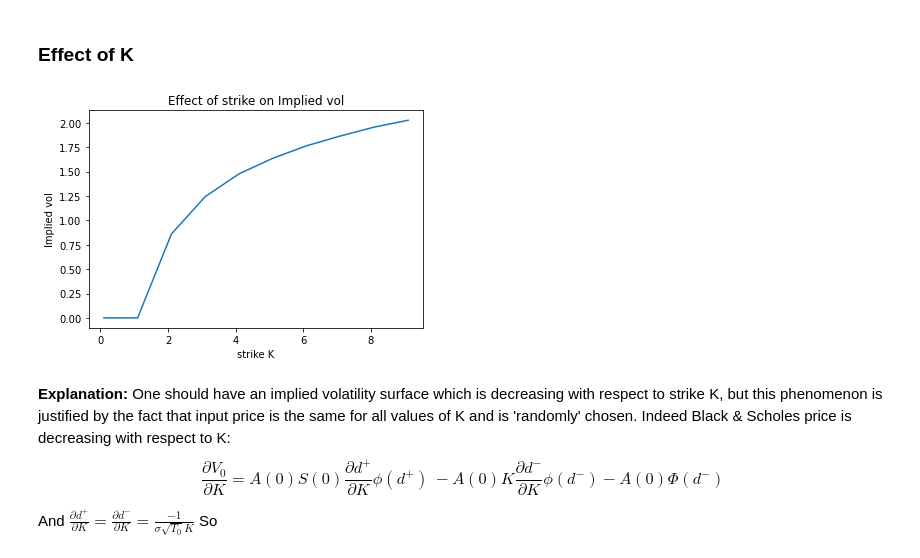
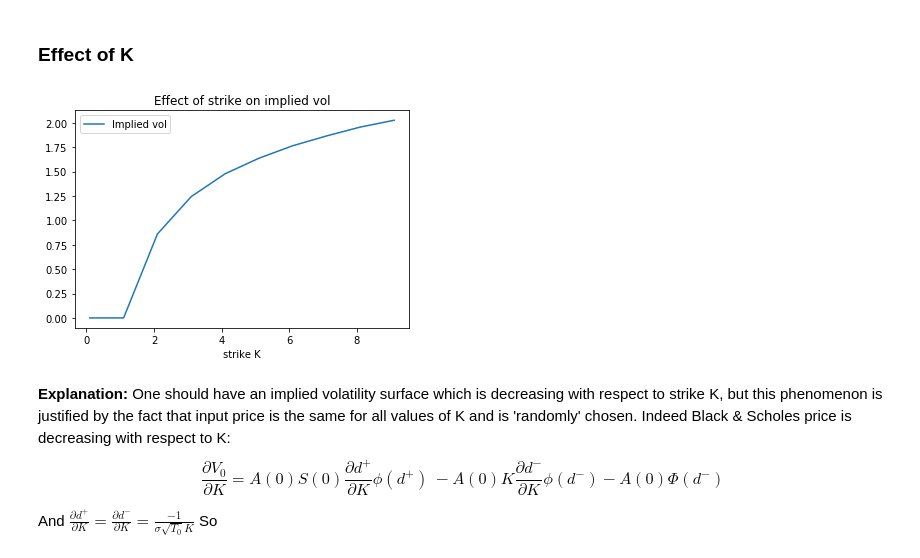
Before and after one commit to AlexisHoussard/Stage-Awalee-2021, a Jupyter notebook: Model v.1.3.ipynb, the cells around one changed output. Saved outputs shown, nothing was run; the diff lists cells and outputs as text; code cells hidden in the pictures.

```diff
--- a/Model v.1.3.ipynb
+++ b/Model v.1.3.ipynb
@@ -91,10 +93,10 @@ def plot_3D(T0s, strikes, Mtm):
 chi = 1
 lmbda = 1
 a = 1
-b = 0
+b = 1
 K = 1
 N = 20
-M = 10000
+M = 100000
 r = 1
 maturities = np.arange(0.5,5)     #tenor structure of the underlying swap T0=1,2...6=TN
 T0 = maturities[0]
@@ -351,14 +354,10 @@ Vol BS: 0.5 Implied vol Newton: 0.50000042343507 Implied vol Bissec: 0.500366300
 # %%
 strikes = np.arange(0.1,10,1)
 impli_vol = [bissectrice(10,0.1,bonds,k,maturities) for k in strikes]
-plt.figure()
-plt.xlabel('strike K')
-plt.ylabel('Implied vol')
-plt.title('Effect of strike on Implied vol')
-plt.plot(strikes,impli_vol)
-plt.show()
+
+plot2D(strikes,impli_vol,'strike K','Implied vol','Effect of strike on implied vol')
 # %% [output]
-[figure, old version]
+[figure, new version]
 # %% [markdown]
 **Explanation:** One should have an implied volatility surface which is decreasing with respect to strike K, but this phenomenon is justified by the fact that input price is the same for all values of K and is 'randomly' chosen. Indeed Black & Scholes price is decreasing with respect to K: $$\frac{\partial V_0}{\partial K} = A(0)S(0) \frac{\partial d^+}{\partial K} \phi(d^+) \ -A(0)K \frac{\partial d^-}{\partial K} \phi(d^-) - A(0) \Phi(d^-)$$
 
```
Also changed, not shown: parts of 34 cells of this notebook.
